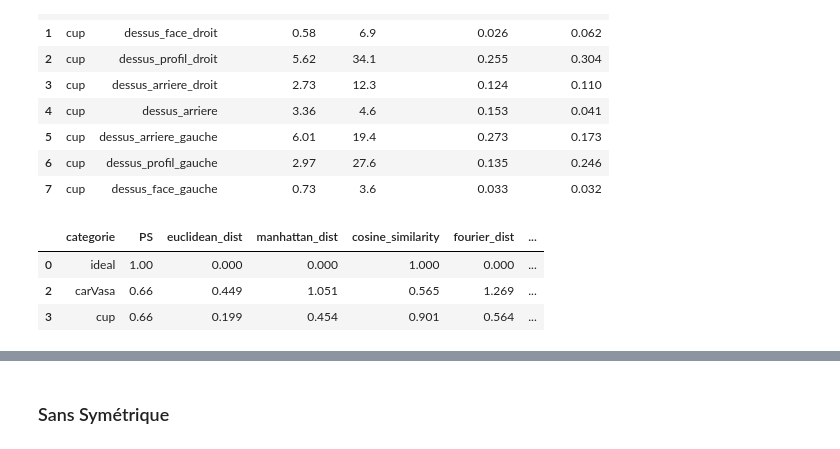
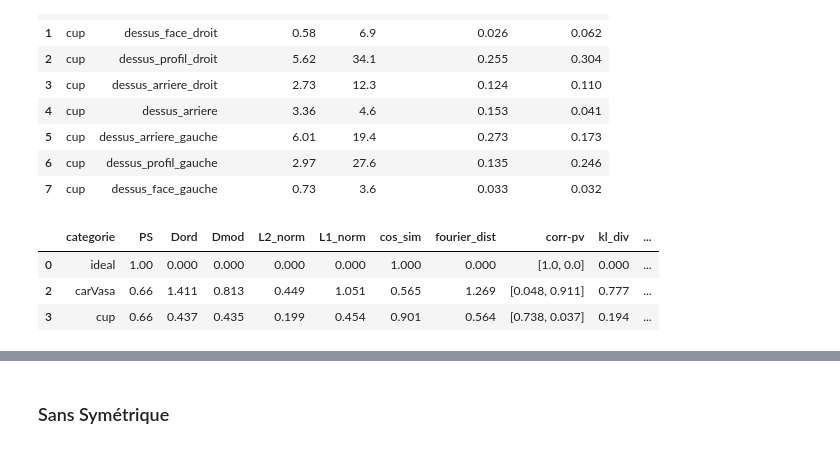
Before and after one commit to PelissierCombescure/Code, a Jupyter notebook: Comparaison-User-study/comparaison_user_study.ipynb, the cells around one changed output, grey strips where cells are left out. Drawn from its saved outputs; the diff is of its cells as text; code cells hidden in the pictures.

Commit message:
opti distance

```diff
--- a/Comparaison-User-study/comparaison_user_study.ipynb
+++ b/Comparaison-User-study/comparaison_user_study.ipynb
@@ -333,68 +333,54 @@ df_exemple, _ = get_poids_from_BVS(BVS, cat_us, labels_us, data_us_cam); df_exem
 | 5 | cup | dessus_arriere_gauche | 6.01 | 19.4 | 0.273 | 0.173 |
 | 6 | cup | dessus_profil_gauche | 2.97 | 27.6 | 0.135 | 0.246 |
 | 7 | cup | dessus_face_gauche | 0.73 | 3.6 | 0.033 | 0.032 |
+# %%
+dict_metriques = {"Dord" :  lambda w1, w2 : Dord(w1, w2),
+                  "Dmod" :  lambda w1, w2 : Dmod(w1, w2),
+                  "L2_norm" : lambda w1, w2 : np.linalg.norm(w1 - w2),
+                  "L1_norm" : lambda w1, w2 : np.sum(np.abs(w1 - w2)),
+                  "cos_sim" : lambda w1, w2 : 1 - cosine(w1, w2),
+                  "fourier_dist" : lambda w1, w2 : fourier_similarity(w1, w2),
+                  "corr-pv" : lambda w1, w2 : pearsonr(w1, w2),
+                  "kl_div" : lambda w1, w2 : entropy(w2, w1),
+                  "js_div" : lambda w1, w2 : jensenshannon(w1, w2),
+                  "bhatta_dist" : lambda w1, w2 : -np.log(np.sum(np.sqrt(np.array(w1) * np.array(w2)))),
+                  "circu_dist" : lambda w1, w2 : np.sum(np.minimum(np.abs(w1 - w2), 1 - np.abs(w1 - w2)))}
 # %%
 for cat_us in list_categorie_us:
     cat_m = [k for k, v in match_ModelNet2US.items() if v == cat_us][0]
     df_poids_both, _ = get_poids_from_BVS(BVS, cat_us, labels_us, data_us_cam)
     # sauvegarde poids
     df_poids_both.to_csv(os.path.join(dir_outputs_csv, cat_us+"_poids_both.csv"))
     # Poids des caméras pour les deux méthodes (exemple)
     weights_method_us = np.array(df_poids_both['poids_us_norm'])
     weights_method_m = np.array(df_poids_both['poids_modelnet_norm'])
     ####### Visualisation des poids
     cams = [list(data_us_cam.loc[data_us_cam['label'] == l].iloc[0])[6:9] for l in df_poids_both['label']]
     show_cams_histogram(cat_m+"_histograms_us", cams, weights_method_us, dir_outputs_visu+cat_m)
 
     cams_ecartees = [[3 * x / 2.2, y, 3*z/2.2] for x,y,z in cams ]
     show_cams_histogram(cat_m+"_histograms_m", cams_ecartees, weights_method_m, dir_outputs_visu+cat_m)
 
     ####### Métriques
-    # 1. Distance Euclidienne
-    euclidean_dist = np.linalg.norm(weights_method_us - weights_method_m)
-    BVS[cat_us]['metriques']['euclidean_dist'] = np.round(euclidean_dist, 3)
-    # 2. dist de Manhattan (L1)
-    manhattan_dist = np.sum(np.abs(weights_method_us - weights_method_m))
-    BVS[cat_us]['metriques']['manhattan_dist'] =  np.round(manhattan_dist, 3)
-    # 3. Similarité cosinus (et dist)
-    cosine_similarity = 1 - cosine(weights_method_us, weights_method_m)  # Similarité
-    BVS[cat_us]['metriques']['cosine_similarity'] =  np.round(cosine_similarity, 3)
-    # 4. Similarité Circulaire Basée sur Fourier
-    fourier_distance = fourier_similarity(weights_method_us, weights_method_m)
-    BVS[cat_us]['metriques']['fourier_dist'] =  np.round(fourier_distance, 3)
-    # 5. corrélation de Pearson
-    correlation, p_value = pearsonr(weights_method_us, weights_method_m)
-    BVS[cat_us]['metriques']['correlation-pvalue'] =  (np.round(correlation, 3), np.round(p_value, 5))
-    # 6. # Divergence KL
-    kl_divergence = entropy(weights_method_m, weights_method_us)
-    BVS[cat_us]['metriques']['kl_divergence'] =  np.round(kl_divergence, 3)
-    # 7. # Divergence JS
-    js_divergence = jensenshannon(weights_method_m, weights_method_us)
-    BVS[cat_us]['metriques']['js_divergence'] =  np.round(js_divergence, 3)
-    # 8. # bhattacharyya_distance
-    bhattacharyya_distance = -np.log(np.sum(np.sqrt(np.array(weights_method_m) * np.array(weights_method_us))))
-    BVS[cat_us]['metriques']['bhattacharyya_distance'] =  np.round(bhattacharyya_distance, 3)
-    # 9. Distance circulaire pondérée
-    dist = np.sum(np.minimum(np.abs(weights_method_us - weights_method_m), 1 - np.abs(weights_method_us - weights_method_m)))
-    BVS[cat_us]['metriques']['dist_circu'] =  np.round(bhattacharyya_distance, 3)
+    for name, metrique in dict_metriques.items():
+        BVS[cat_us]['metriques'][name] = np.round(metrique(weights_method_us, weights_method_m),3)
 
 ## Valeur idéales
-ideal ={}; a = weights_method_us
-ideal['PS'] = 1; ideal['euclidean_dist'] =  np.linalg.norm(a - a); ideal['manhattan_dist'] =  np.sum(np.abs(a - a)); ideal['cosine_similarity'] = 1 - cosine(a, a);
-ideal['fourier_dist'] = fourier_similarity(a, a); ideal['correlation-pvalue'] = (1,0); ideal['kl_divergence'] = entropy(a, a); ideal['js_divergence'] = jensenshannon(a, a);
-ideal['bhattacharyya_distance'] = -np.log(np.sum(np.sqrt(np.array(a) * np.array(a)))); ideal['dist_circu'] = np.sum(np.minimum(np.abs(a - a), 1 - np.abs(a - a)))
+ideal ={}; a = weights_method_us; ideal['PS'] = 1
+for name, metrique in dict_metriques.items():
+    ideal[name] = np.round(metrique(a, a),3)
 
 # Metriques
 metriques = list(BVS[cat_us]['metriques'].keys())
 df_metriques = pd.DataFrame(columns=['categorie',] + metriques)
 df_metriques.loc[len(df_metriques)] = ['ideal']+[ideal[m] for m in metriques]
 for cat_us in list_categorie_us:
     df_metriques.loc[len(df_metriques)+1] = [cat_us]+[BVS[cat_us]['metriques'][m] for m in metriques]
 
 df_metriques.to_csv(os.path.join(dir_outputs_csv, "metriques_modelnet40_user_study.csv"))
 df_metriques
 # %% [output]
-|  | categorie | PS | euclidean_dist | manhattan_dist | cosine_similarity | fourier_dist | ... |
-| 0 | ideal | 1.00 | 0.000 | 0.000 | 1.000 | 0.000 | ... |
-| 2 | carVasa | 0.66 | 0.449 | 1.051 | 0.565 | 1.269 | ... |
-| 3 | cup | 0.66 | 0.199 | 0.454 | 0.901 | 0.564 | ... |
+|  | categorie | PS | Dord | Dmod | L2_norm | L1_norm | cos_sim | fourier_dist | corr-pv | kl_div | ... |
+| 0 | ideal | 1.00 | 0.000 | 0.000 | 0.000 | 0.000 | 1.000 | 0.000 | [1.0, 0.0] | 0.000 | ... |
+| 2 | carVasa | 0.66 | 1.411 | 0.813 | 0.449 | 1.051 | 0.565 | 1.269 | [0.048, 0.911] | 0.777 | ... |
+| 3 | cup | 0.66 | 0.437 | 0.435 | 0.199 | 0.454 | 0.901 | 0.564 | [0.738, 0.037] | 0.194 | ... |
```
Also changed, not shown: parts of 6 cells of this notebook, 4 other files.
